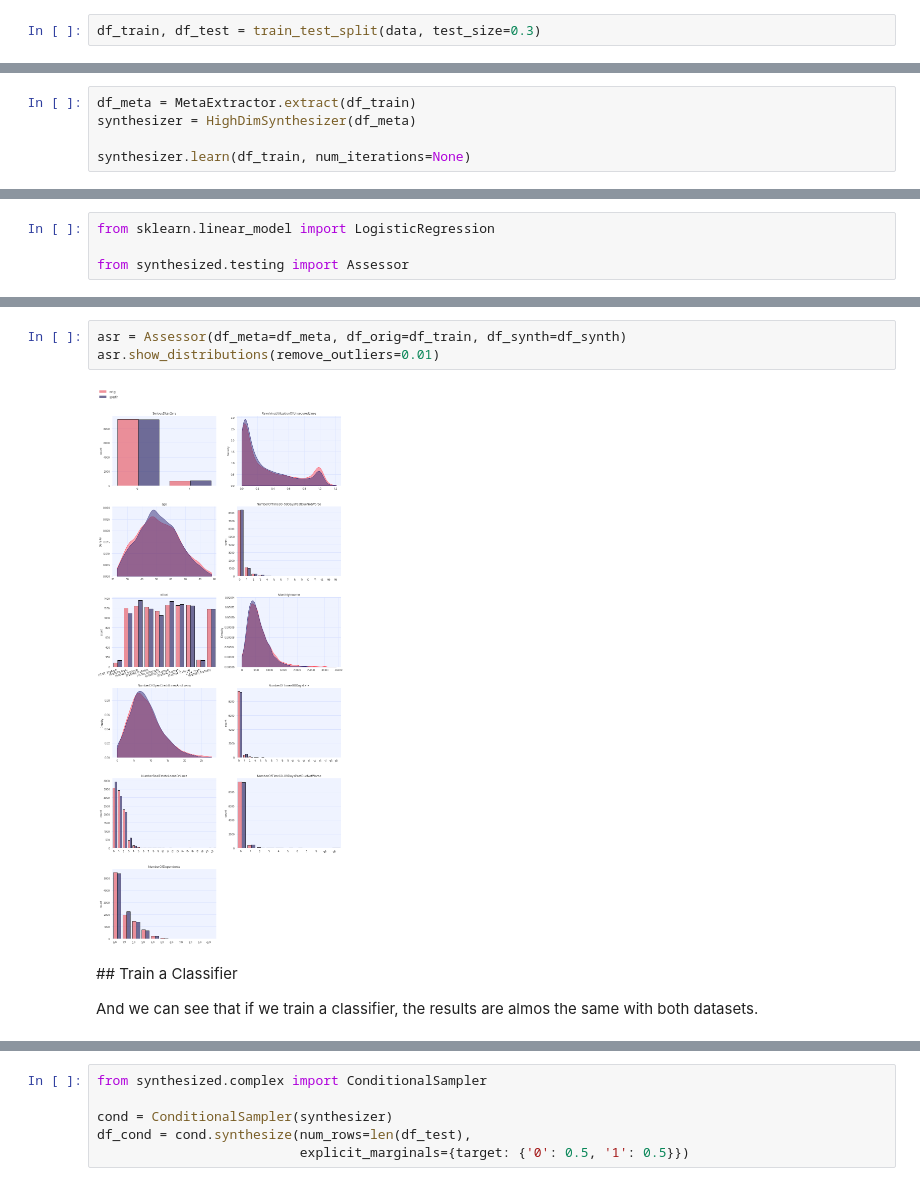
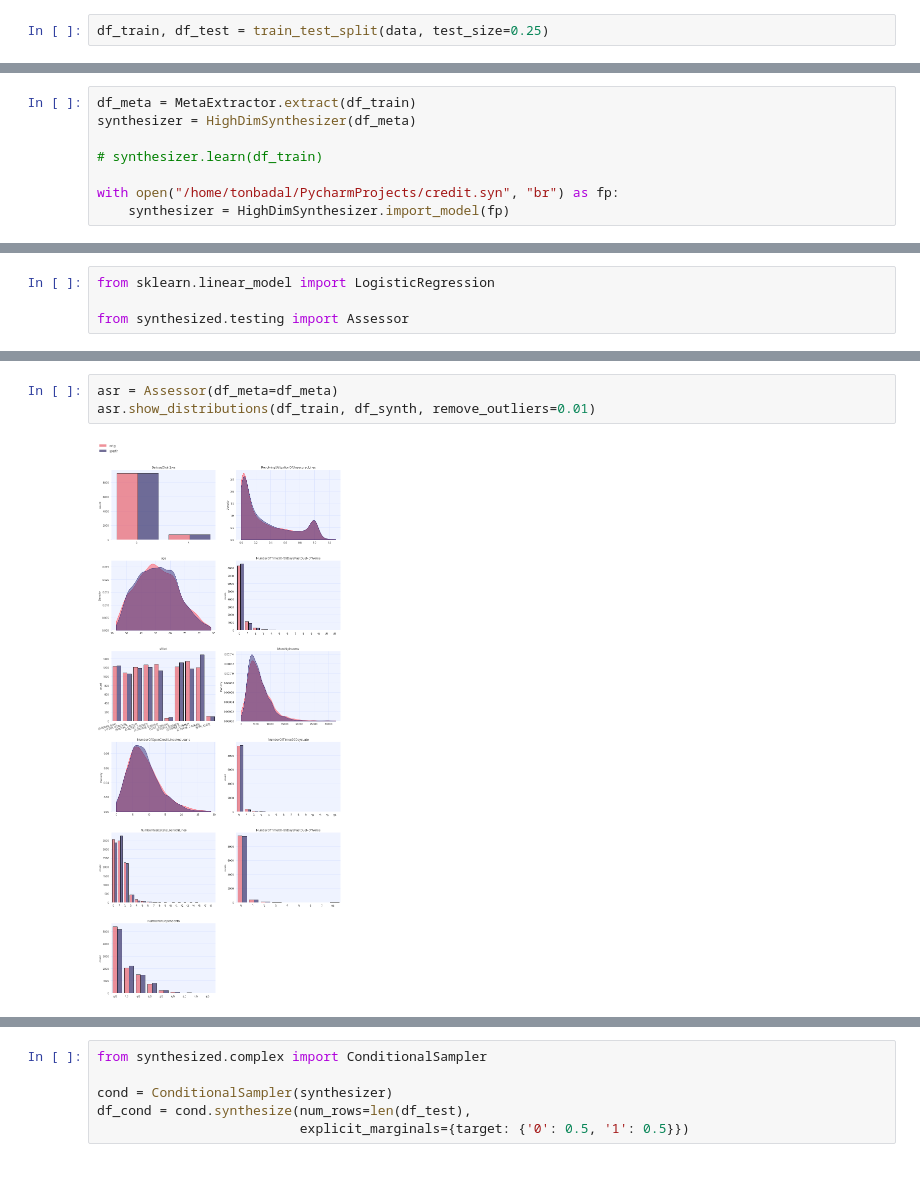
Before and after one commit to synthesized-io/synthesized-notebooks, a Jupyter notebook: demo.ipynb, the cells around one changed output, grey strips where cells are left out. Drawn from its saved outputs; the diff is of its cells as text.

```diff
--- a/demo.ipynb
+++ b/demo.ipynb
@@ -25,2 +33,2 @@ data
 # %%
-df_train, df_test = train_test_split(data, test_size=0.3)
+df_train, df_test = train_test_split(data, test_size=0.25)
@@ -39,5 +48,8 @@ Expires at: 2021-12-31 00:00:00
 df_meta = MetaExtractor.extract(df_train)
 synthesizer = HighDimSynthesizer(df_meta)
 
-synthesizer.learn(df_train, num_iterations=None)
+# synthesizer.learn(df_train)
+
+with open("/home/tonbadal/PycharmProjects/credit.syn", "br") as fp:
+    synthesizer = HighDimSynthesizer.import_model(fp)
 # %% [output]
@@ -83,9 +104,5 @@ Let's use the `Assessor` object to compare original and Synthesized distribution
 # %%
-asr = Assessor(df_meta=df_meta, df_orig=df_train, df_synth=df_synth)
-asr.show_distributions(remove_outliers=0.01)
+asr = Assessor(df_meta=df_meta)
+asr.show_distributions(df_train, df_synth, remove_outliers=0.01)
 # %% [output]
-[figure, old version]
+[figure, new version]
-# %% [markdown]
-## Train a Classifier
-
-And we can see that if we train a classifier, the results are almos the same with both datasets.
```
Also changed, not shown: parts of 33 cells of this notebook.
